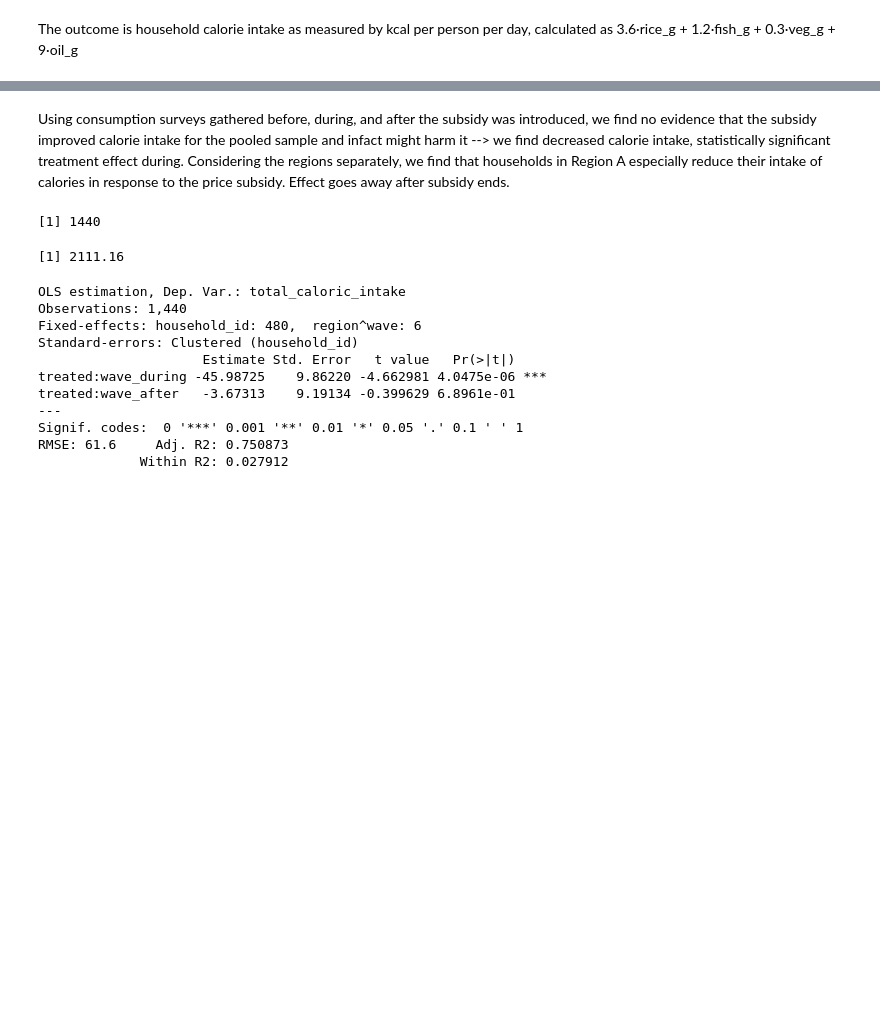
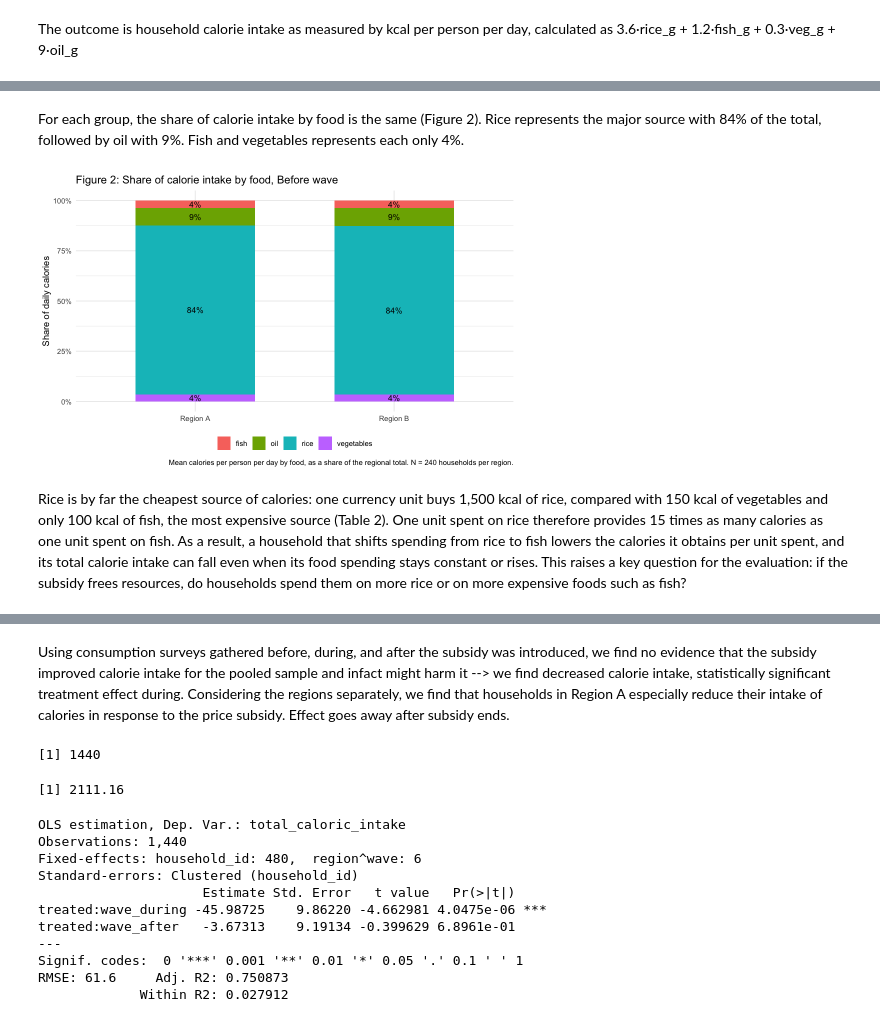
Before and after one commit to drishtikhemlani2306/pau_milan_assignment_1, a Jupyter notebook: assignment1_notebook.ipynb, the cells around one changed output, grey strips where cells are left out. Cells and saved outputs as stored; diff of their text form; code cells hidden in the pictures; blank space fills up the shorter version.

```diff
--- a/assignment1_notebook.ipynb
+++ b/assignment1_notebook.ipynb
@@ -180,0 +179,25 @@ The outcome is household calorie intake as measured by kcal per person per day,
+# %% [markdown]
+For each group, the share of calorie intake by food is the same (Figure 2). Rice represents the major source with 84% of the total, followed by oil with 9%. Fish and vegetables represents each only 4%.
+# %%
+options(repr.plot.width = 8, repr.plot.height = 5)
+raw_data |>
+  filter(wave == "Before") |>
+  group_by(region, food) |>
+  summarise(kcal = mean(food_caloric_intake), .groups = "drop") |>
+  group_by(region) |>
+  mutate(share = kcal / sum(kcal),
+         region = paste("Region", region)) |>
+  ggplot(aes(region, share, fill = food)) +
+  geom_col(width = 0.6) +
+  geom_text(aes(label = scales::percent(share, accuracy = 1)),
+            position = position_stack(vjust = 0.5), size = 3.5) +
+  scale_y_continuous(labels = scales::percent) +
+  labs(title = "Figure 2: Share of calorie intake by food, Before wave",
+       x = NULL, y = "Share of daily calories", fill = NULL,
+       caption = "Mean calories per person per day by food, as a share of the regional total. N = 240 households per region.") +
+  theme_minimal() +
+  theme(legend.position = "bottom")
+# %% [output]
+[figure, added]
+# %% [markdown]
+Rice is by far the cheapest source of calories: one currency unit buys 1,500 kcal of rice, compared with 150 kcal of vegetables and only 100 kcal of fish, the most expensive source (Table 2). One unit spent on rice therefore provides 15 times as many calories as one unit spent on fish. As a result, a household that shifts spending from rice to fish lowers the calories it obtains per unit spent, and its total calorie intake can fall even when its food spending stays constant or rises. This raises a key question for the evaluation: if the subsidy frees resources, do households spend them on more rice or on more expensive foods such as fish?
```
Also changed, not shown: parts of 16 cells of this notebook, 2 other files.
